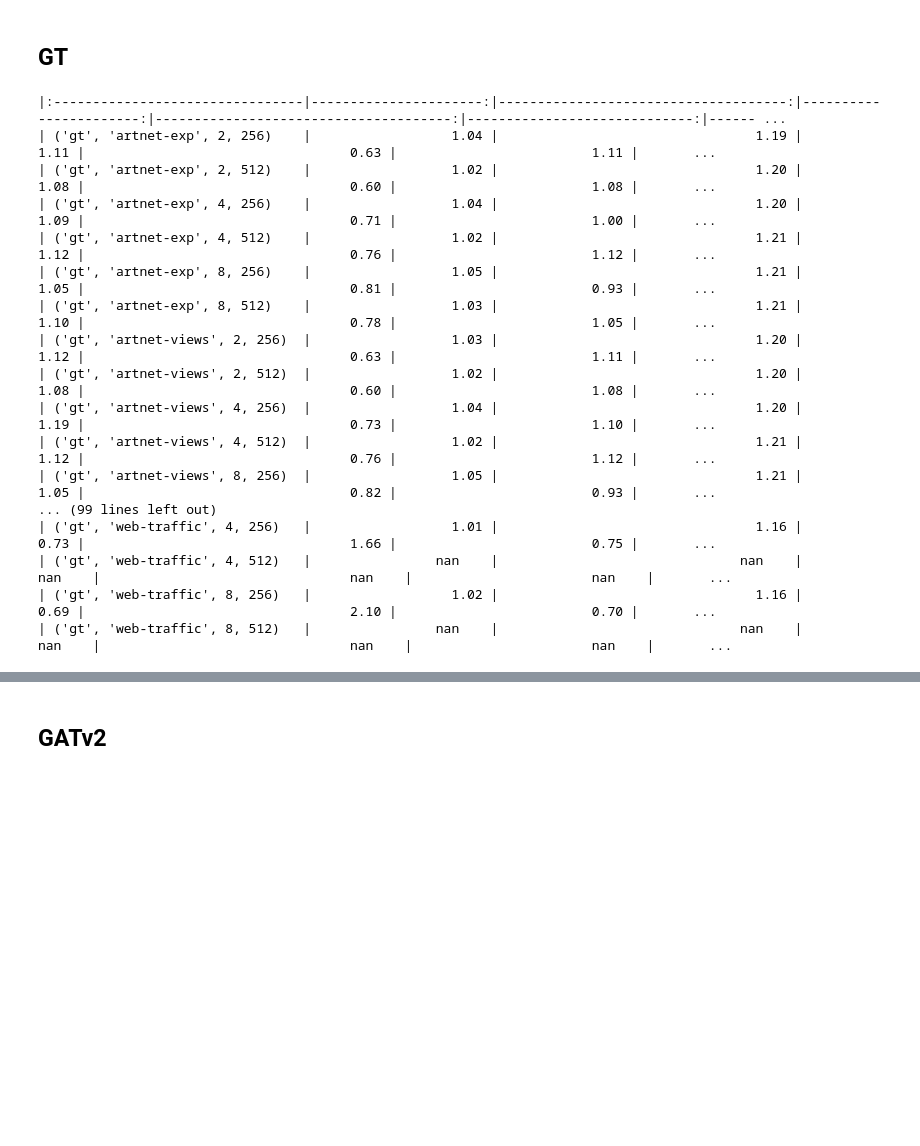
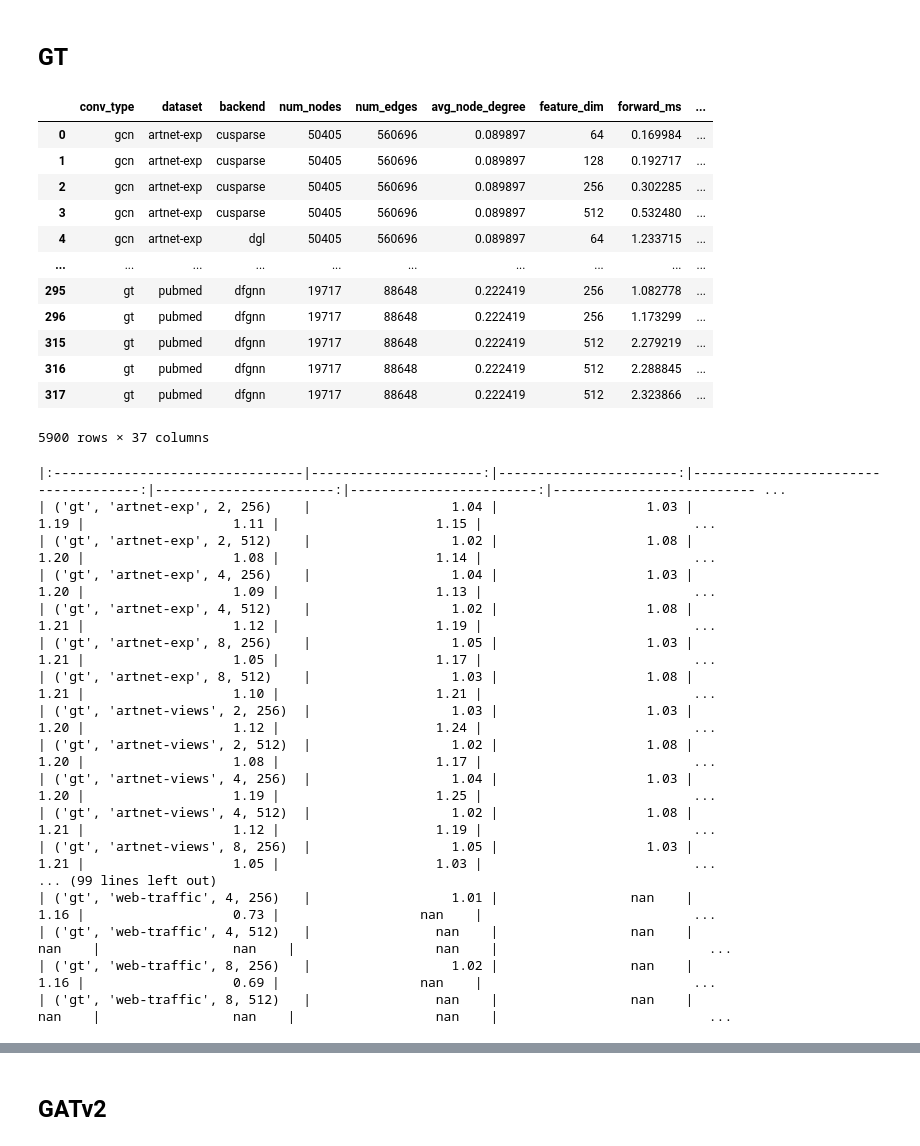
Before and after one commit to Abusagit/Turbo-GNN, a Jupyter notebook: notebooks/analysis.ipynb, the cells around one changed output, grey strips where cells are left out. Cells and saved outputs as stored; diff of their text form; code cells hidden in the pictures; blank space fills up the shorter version.

Commit message:
Debug DFGNN

```diff
--- a/notebooks/analysis.ipynb
+++ b/notebooks/analysis.ipynb
@@ -88,6 +88,7 @@ gatv2_df = pd.concat([
 gt_df = pd.concat([
     pd.read_csv("/home/fvelikon/projects/cuda_exp/out/gt_new", index_col=0),
     pd.read_csv("/home/fvelikon/projects/cuda_exp/out/gt_partition", index_col=0),
+    pd.read_csv("/home/fvelikon/projects/cuda_exp/out/gt_dfgnn", index_col=0),
 ])
 
 
@@ -334,25 +343,41 @@ datasets_df["dataset"].values.tolist()
 # %% [markdown]
 ## GT
+# %%
+no_reordering_df
+# %% [output]
+|  | conv_type | dataset | backend | num_nodes | num_edges | avg_node_degree | feature_dim | forward_ms | ... |
+| 0 | gcn | artnet-exp | cusparse | 50405 | 560696 | 0.089897 | 64 | 0.169984 | ... |
+| 1 | gcn | artnet-exp | cusparse | 50405 | 560696 | 0.089897 | 128 | 0.192717 | ... |
+| 2 | gcn | artnet-exp | cusparse | 50405 | 560696 | 0.089897 | 256 | 0.302285 | ... |
+| 3 | gcn | artnet-exp | cusparse | 50405 | 560696 | 0.089897 | 512 | 0.532480 | ... |
+| 4 | gcn | artnet-exp | dgl | 50405 | 560696 | 0.089897 | 64 | 1.233715 | ... |
+| ... | ... | ... | ... | ... | ... | ... | ... | ... | ... |
+| 295 | gt | pubmed | dfgnn | 19717 | 88648 | 0.222419 | 256 | 1.082778 | ... |
+| 296 | gt | pubmed | dfgnn | 19717 | 88648 | 0.222419 | 256 | 1.173299 | ... |
+| 315 | gt | pubmed | dfgnn | 19717 | 88648 | 0.222419 | 512 | 2.279219 | ... |
+| 316 | gt | pubmed | dfgnn | 19717 | 88648 | 0.222419 | 512 | 2.288845 | ... |
+| 317 | gt | pubmed | dfgnn | 19717 | 88648 | 0.222419 | 512 | 2.323866 | ... |
+5900 rows × 37 columns
 # %%
 print(build_speedup_table_with_dataset_index(no_reordering_df[no_reordering_df[CONV_COL] == "gt"], "dgl").to_markdown(floatfmt=".2f"))
 # %% [output]
-|:--------------------------------|----------------------:|-------------------------------------:|-----------------------:|--------------------------------------:|-----------------------------:|------ ...
-| ('gt', 'artnet-exp', 2, 256)    |                  1.04 |                                 1.19 |                   1.11 |                                  0.63 |                         1.11 |       ...
-| ('gt', 'artnet-exp', 2, 512)    |                  1.02 |                                 1.20 |                   1.08 |                                  0.60 |                         1.08 |       ...
-| ('gt', 'artnet-exp', 4, 256)    |                  1.04 |                                 1.20 |                   1.09 |                                  0.71 |                         1.00 |       ...
-| ('gt', 'artnet-exp', 4, 512)    |                  1.02 |                                 1.21 |                   1.12 |                                  0.76 |                         1.12 |       ...
-| ('gt', 'artnet-exp', 8, 256)    |                  1.05 |                                 1.21 |                   1.05 |                                  0.81 |                         0.93 |       ...
-| ('gt', 'artnet-exp', 8, 512)    |                  1.03 |                                 1.21 |                   1.10 |                                  0.78 |                         1.05 |       ...
-| ('gt', 'artnet-views', 2, 256)  |                  1.03 |                                 1.20 |                   1.12 |                                  0.63 |                         1.11 |       ...
-| ('gt', 'artnet-views', 2, 512)  |                  1.02 |                                 1.20 |                   1.08 |                                  0.60 |                         1.08 |       ...
-| ('gt', 'artnet-views', 4, 256)  |                  1.04 |                                 1.20 |                   1.19 |                                  0.73 |                         1.10 |       ...
-| ('gt', 'artnet-views', 4, 512)  |                  1.02 |                                 1.21 |                   1.12 |                                  0.76 |                         1.12 |       ...
-| ('gt', 'artnet-views', 8, 256)  |                  1.05 |                                 1.21 |                   1.05 |                                  0.82 |                         0.93 |       ...
+|:--------------------------------|----------------------:|-----------------------:|-------------------------------------:|-----------------------:|------------------------:|-------------------------- ...
+| ('gt', 'artnet-exp', 2, 256)    |                  1.04 |                   1.03 |                                 1.19 |                   1.11 |                    1.15 |                           ...
+| ('gt', 'artnet-exp', 2, 512)    |                  1.02 |                   1.08 |                                 1.20 |                   1.08 |                    1.14 |                           ...
+| ('gt', 'artnet-exp', 4, 256)    |                  1.04 |                   1.03 |                                 1.20 |                   1.09 |                    1.13 |                           ...
+| ('gt', 'artnet-exp', 4, 512)    |                  1.02 |                   1.08 |                                 1.21 |                   1.12 |                    1.19 |                           ...
+| ('gt', 'artnet-exp', 8, 256)    |                  1.05 |                   1.03 |                                 1.21 |                   1.05 |                    1.17 |                           ...
+| ('gt', 'artnet-exp', 8, 512)    |                  1.03 |                   1.08 |                                 1.21 |                   1.10 |                    1.21 |                           ...
+| ('gt', 'artnet-views', 2, 256)  |                  1.03 |                   1.03 |                                 1.20 |                   1.12 |                    1.24 |                           ...
+| ('gt', 'artnet-views', 2, 512)  |                  1.02 |                   1.08 |                                 1.20 |                   1.08 |                    1.17 |                           ...
+| ('gt', 'artnet-views', 4, 256)  |                  1.04 |                   1.03 |                                 1.20 |                   1.19 |                    1.25 |                           ...
+| ('gt', 'artnet-views', 4, 512)  |                  1.02 |                   1.08 |                                 1.21 |                   1.12 |                    1.19 |                           ...
+| ('gt', 'artnet-views', 8, 256)  |                  1.05 |                   1.03 |                                 1.21 |                   1.05 |                    1.03 |                           ...
 ... (99 lines left out)
-| ('gt', 'web-traffic', 4, 256)   |                  1.01 |                                 1.16 |                   0.73 |                                  1.66 |                         0.75 |       ...
-| ('gt', 'web-traffic', 4, 512)   |                nan    |                               nan    |                 nan    |                                nan    |                       nan    |       ...
-| ('gt', 'web-traffic', 8, 256)   |                  1.02 |                                 1.16 |                   0.69 |                                  2.10 |                         0.70 |       ...
-| ('gt', 'web-traffic', 8, 512)   |                nan    |                               nan    |                 nan    |                                nan    |                       nan    |       ...
+| ('gt', 'web-traffic', 4, 256)   |                  1.01 |                 nan    |                                 1.16 |                   0.73 |                  nan    |                           ...
+| ('gt', 'web-traffic', 4, 512)   |                nan    |                 nan    |                               nan    |                 nan    |                  nan    |                           ...
+| ('gt', 'web-traffic', 8, 256)   |                  1.02 |                 nan    |                                 1.16 |                   0.69 |                  nan    |                           ...
+| ('gt', 'web-traffic', 8, 512)   |                nan    |                 nan    |                               nan    |                 nan    |                  nan    |                           ...
 # %%
 print(build_raw_table_with_dataset_index(no_reordering_df[no_reordering_df[CONV_COL] == "gt"]).to_markdown(floatfmt=".2f"))
 # %% [output]
```
Also changed, not shown: parts of 6 cells of this notebook, 4 other files.
